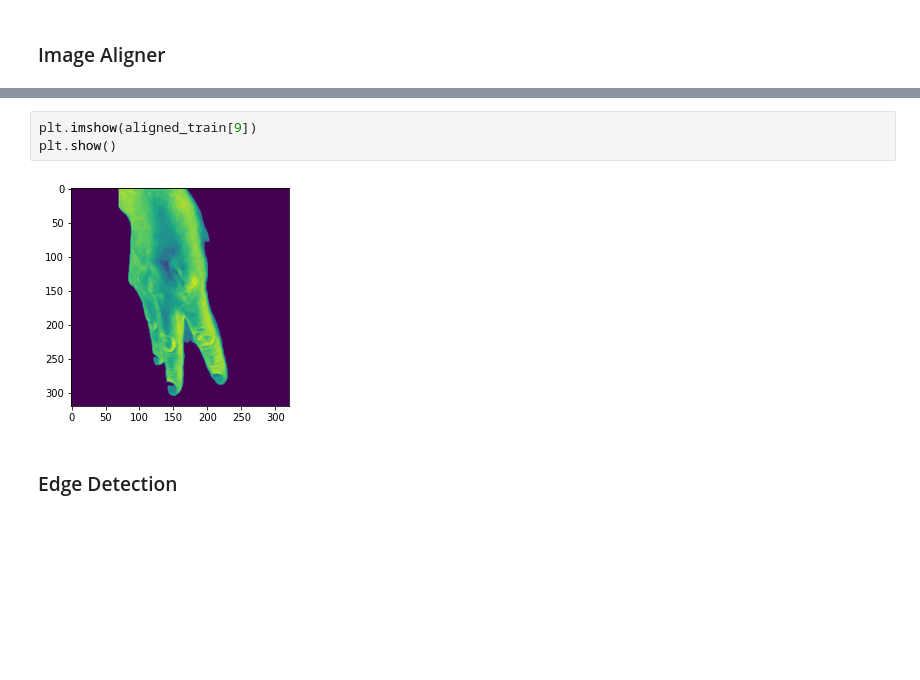
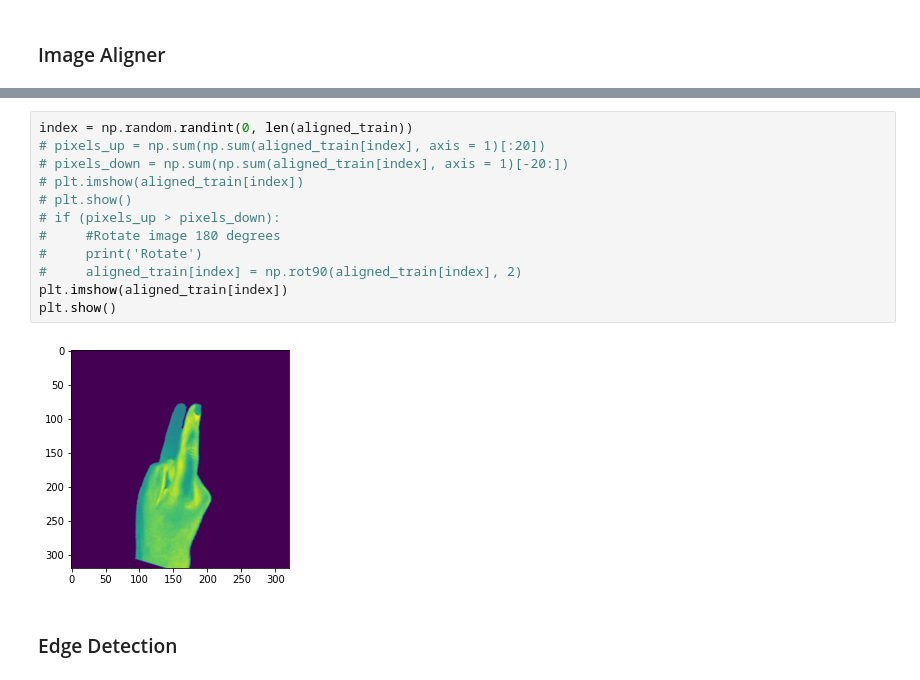
Before and after one commit to MostafaAshraf98/Project-Pattern-Recognition, a Jupyter notebook: main.ipynb, the cells around one changed output, grey strips where cells are left out. Saved outputs shown, nothing was run; the diff lists cells and outputs as text; blank space fills up the shorter version.

```diff
--- a/main.ipynb
+++ b/main.ipynb
@@ -141,8 +141,17 @@ aligned_val shape: (95, 320, 320)
-# %%
-plt.imshow(aligned_train[9])
-plt.show()
-# %% [output]
-[figure, removed]
+# %%
+index = np.random.randint(0, len(aligned_train))
+# pixels_up = np.sum(np.sum(aligned_train[index], axis = 1)[:20])
+# pixels_down = np.sum(np.sum(aligned_train[index], axis = 1)[-20:])
+# plt.imshow(aligned_train[index])
+# plt.show()
+# if (pixels_up > pixels_down):
+#     #Rotate image 180 degrees
+#     print('Rotate')
+#     aligned_train[index] = np.rot90(aligned_train[index], 2)
+plt.imshow(aligned_train[index])
+plt.show()
+# %% [output]
+[figure, added]
 # %% [markdown]
 ### Edge Detection
 # %%
```
Also changed, not shown: parts of 4 cells of this notebook, 3 other files.
